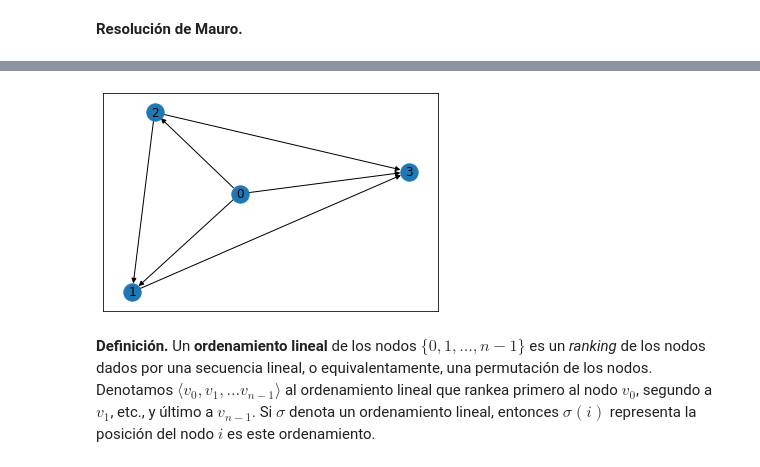
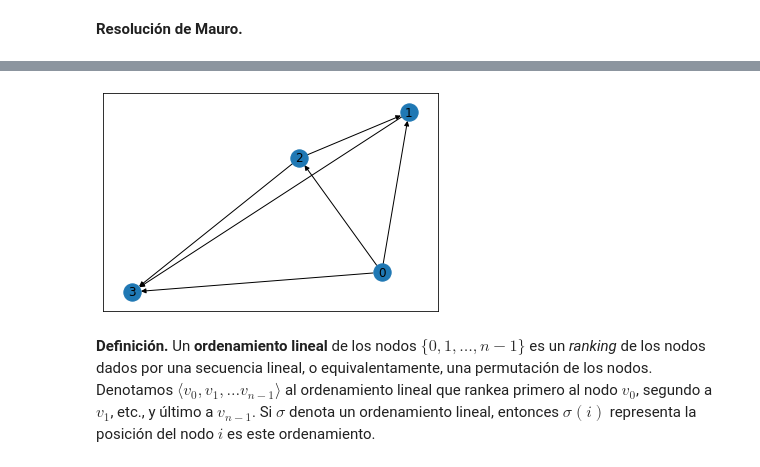
Before and after one commit to maurolucci/taller-cplex, a Jupyter notebook: notebook10.ipynb, the cells around one changed output, grey strips where cells are left out. Saved outputs shown, nothing was run; the diff lists cells and outputs as text; code cells hidden in the pictures.

```diff
--- a/notebook10.ipynb
+++ b/notebook10.ipynb
@@ -99,9 +99,9 @@ assert not es_torneo_aciclico(D4, torneo)
 # %%
 torneo_aciclico = [(0,1), (0,2), (0,3), (1,3), (2,1), (2,3)]
 assert es_torneo_aciclico(D4, torneo_aciclico)
-nx.draw_networkx(digraph.edge_subgraph(torneo_aciclico))
+nx.draw_networkx(D4.edge_subgraph(torneo_aciclico))
 # %% [output]
-[figure, old version]
+[figure, new version]
 # %% [markdown]
 **Definición.** Un **ordenamiento lineal** de los nodos $\{0,1,\ldots,n-1\}$ es un *ranking* de los nodos dados por una secuencia lineal, o equivalentamente, una permutación de los nodos. Denotamos $\langle v_0, v_1, \ldots v_{n-1} \rangle$ al ordenamiento lineal que rankea primero al nodo $v_0$, segundo a $v_1$, etc., y último a $v_{n-1}$. Si $\sigma$ denota un ordenamiento lineal, entonces $\sigma(i)$ representa la posición del nodo $i$ es este ordenamiento.
 # %% [markdown]
```
Also changed, not shown: parts of 55 cells of this notebook.
